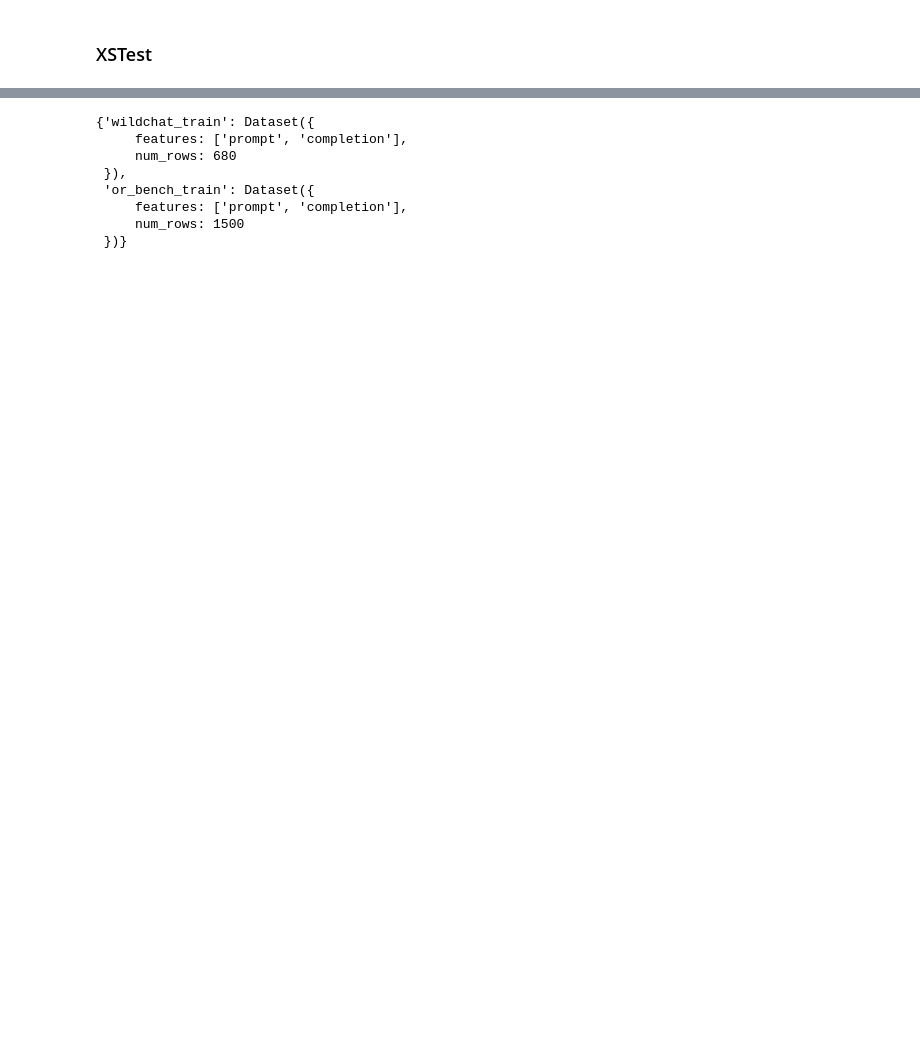
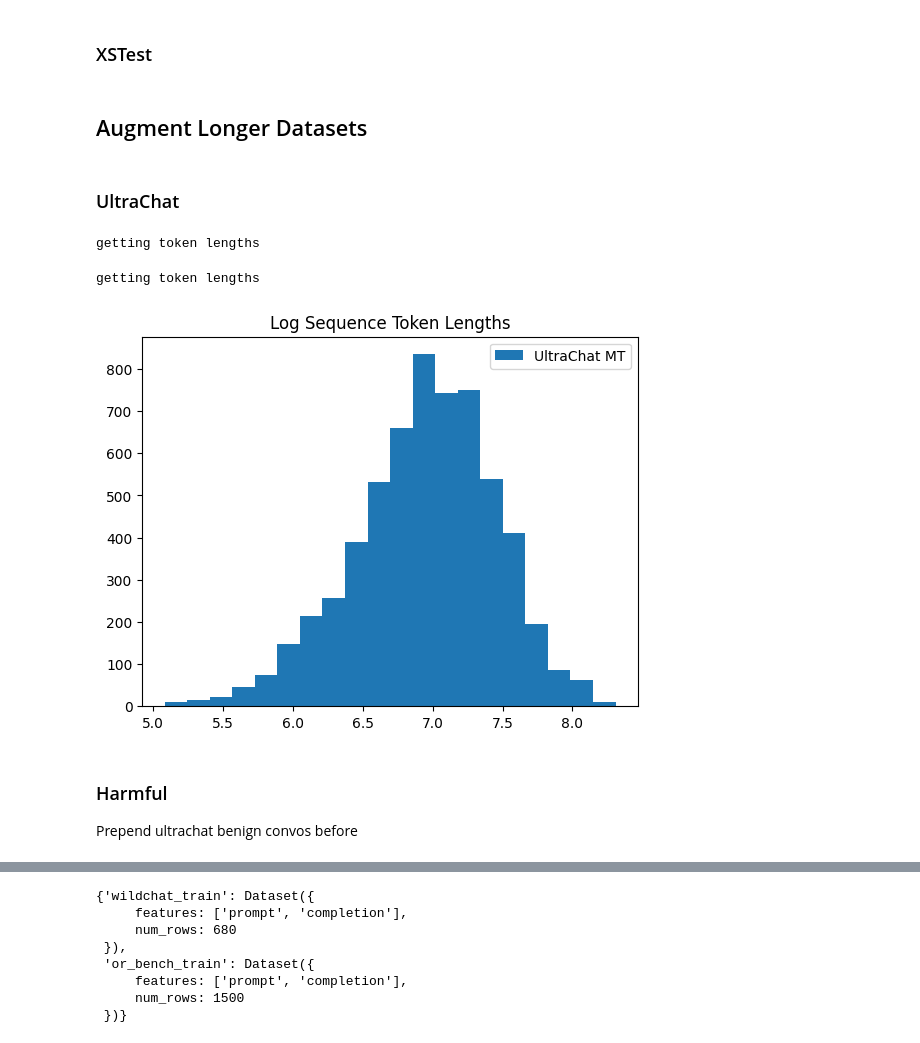
Before and after one commit to abhay-sheshadri/sae_experiments, a Jupyter notebook: format_datasets.ipynb, the cells around one changed output, grey strips where cells are left out. Saved outputs shown, nothing was run; the diff lists cells and outputs as text; code cells hidden in the pictures; blank space fills up the shorter version.

```diff
--- a/format_datasets.ipynb
+++ b/format_datasets.ipynb
@@ -272,3 +272,6 @@ for split, split_size in [("train", 5000), ("test", 1000)]:
     filtered_inputs, filtered_outputs = separate_input_output(inputs, outputs)
     filtered_uc_dataset = Dataset.from_dict({"prompt": filtered_inputs, "completion": filtered_outputs})
     full_dataset_dict[f"ultrachat_{split}"] = filtered_uc_dataset
+# %%
+dataset = load_dataset("HuggingFaceH4/ultrachat_200k", split=f"train_sft")
+dataset[0]
@@ -288,3 +310,5 @@ filtered_xstest_dataset = Dataset.from_dict({"prompt": filtered_inputs, "complet
 full_dataset_dict["xstest"] = filtered_xstest_dataset
 # %%
 existing_dataset = load_dataset(f"PhillipGuo/{model_type}_prompt_completion_dataset")
+# %% [markdown]
+## Augment Longer Datasets
@@ -290,0 +332,42 @@ existing_dataset = load_dataset(f"PhillipGuo/{model_type}_prompt_completion_data
+# %% [markdown]
+### UltraChat
+# %%
+# only take first two messages
+max_num_messages = None
+ultrachat_mt_token_lengths = []
+for split, split_size in [("train", 5000), ("test", 1000)]:
+    dataset = load_dataset("HuggingFaceH4/ultrachat_200k", split=f"{split}_sft")
+    dataset = dataset.select(range(split_size))
+
+    inputs = []
+    outputs = []
+    for i in tqdm(range(len(dataset))):
+        if len(dataset[i]["messages"]) < 2:
+            continue
+
+        messages = dataset[i]["messages"]
+        if max_num_messages is not None and len(messages) > max_num_messages:
+            messages = messages[:max_num_messages]
+        inputs.append(messages[:-1])
+        outputs.append(messages[-1]["content"])
+    filtered_inputs, filtered_outputs = separate_mt_input_output(inputs, outputs)
+    print("getting token lengths")
+    ultrachat_mt_token_lengths += [len(x) for x in tokenizer([filtered_inputs[i] + filtered_outputs[i] for i in range(len(filtered_inputs))])["input_ids"]]
+
+    filtered_uc_dataset = Dataset.from_dict({"prompt": filtered_inputs, "completion": filtered_outputs})
+    full_dataset_dict[f"ultrachat_mt_{split}"] = filtered_uc_dataset
+# %% [output]
+getting token lengths
+getting token lengths
+# %%
+from matplotlib import pyplot as plt
+plt.hist(np.log(ultrachat_mt_token_lengths), bins=20, label="UltraChat MT")
+plt.legend()
+plt.title("Log Sequence Token Lengths")
+plt.show()
+### XSTest
+# %% [output]
+[figure, added]
+# %% [markdown]
+### Harmful
+Prepend ultrachat benign convos before
```
Also changed, not shown: parts of 10 cells of this notebook, 8 other files.
